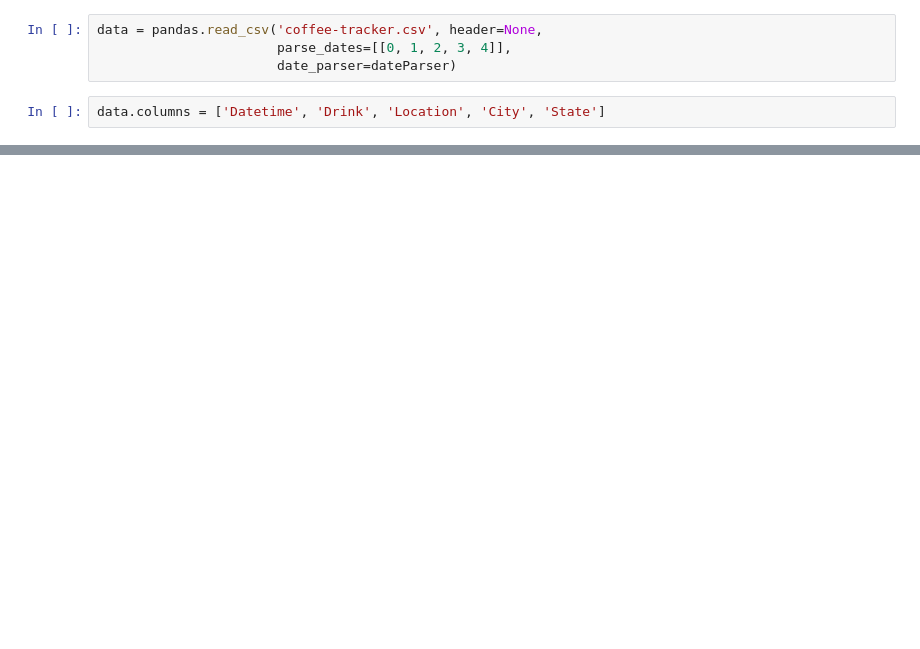
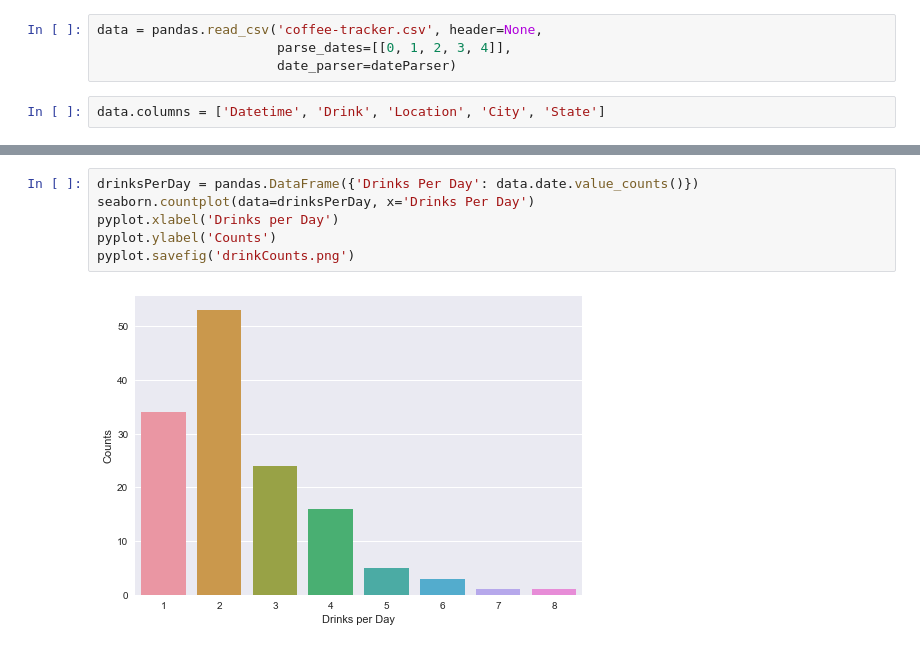
Before and after one commit to drewejohnson/coffee-tracker, a Jupyter notebook: coffeeTracker.ipynb, the cells around one changed output, grey strips where cells are left out. Saved outputs shown, nothing was run; the diff lists cells and outputs as text; blank space fills up the shorter version.

```diff
--- a/coffeeTracker.ipynb
+++ b/coffeeTracker.ipynb
@@ -34,0 +41,8 @@ ax.show()
+# %%
+drinksPerDay = pandas.DataFrame({'Drinks Per Day': data.date.value_counts()})
+seaborn.countplot(data=drinksPerDay, x='Drinks Per Day')
+pyplot.xlabel('Drinks per Day')
+pyplot.ylabel('Counts')
+pyplot.savefig('drinkCounts.png')
+# %% [output]
+[figure, added]
```
Also changed, not shown: parts of 12 cells of this notebook, 10 other files.
